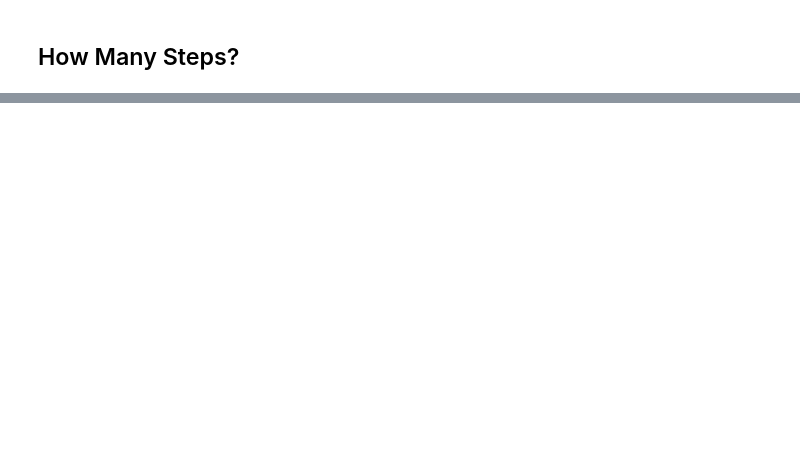
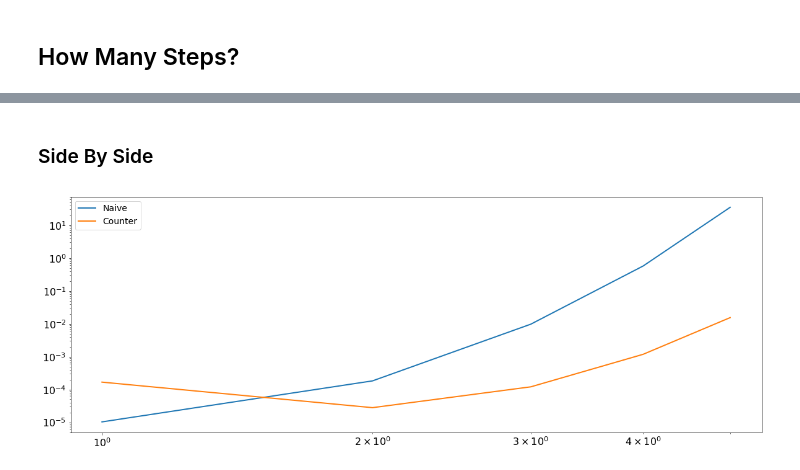
Before and after one commit to iliakur/cogsys-python-intro, a Jupyter notebook: 09_why_so_slow.ipynb, the cells around one changed output, grey strips where cells are left out. Saved outputs shown, nothing was run; the diff lists cells and outputs as text; code cells hidden in the pictures; blank space fills up the shorter version.

```diff
--- a/09_why_so_slow.ipynb
+++ b/09_why_so_slow.ipynb
@@ -116,3 +210,9 @@ Just kidding :)
+# %% [markdown]
+### Side By Side
+# %%
+plot_runtimes('both')
+# %% [output]
+[figure, added]
 # %%
 def no_loop(x):
     return str(x)
```
Also changed, not shown: parts of 84 cells of this notebook, 4 other files.
